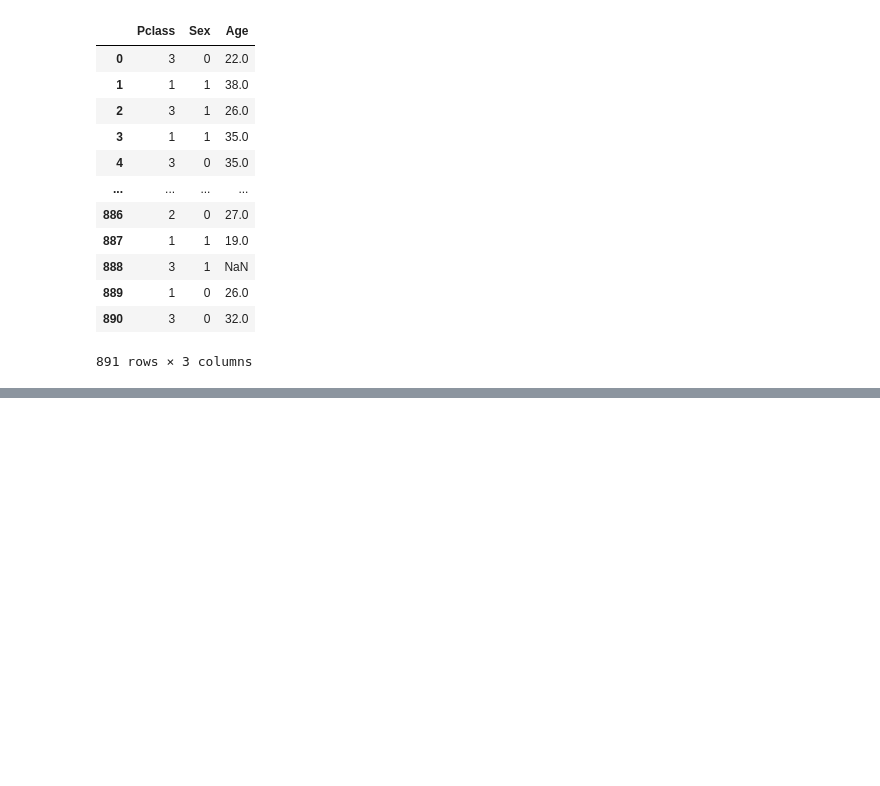
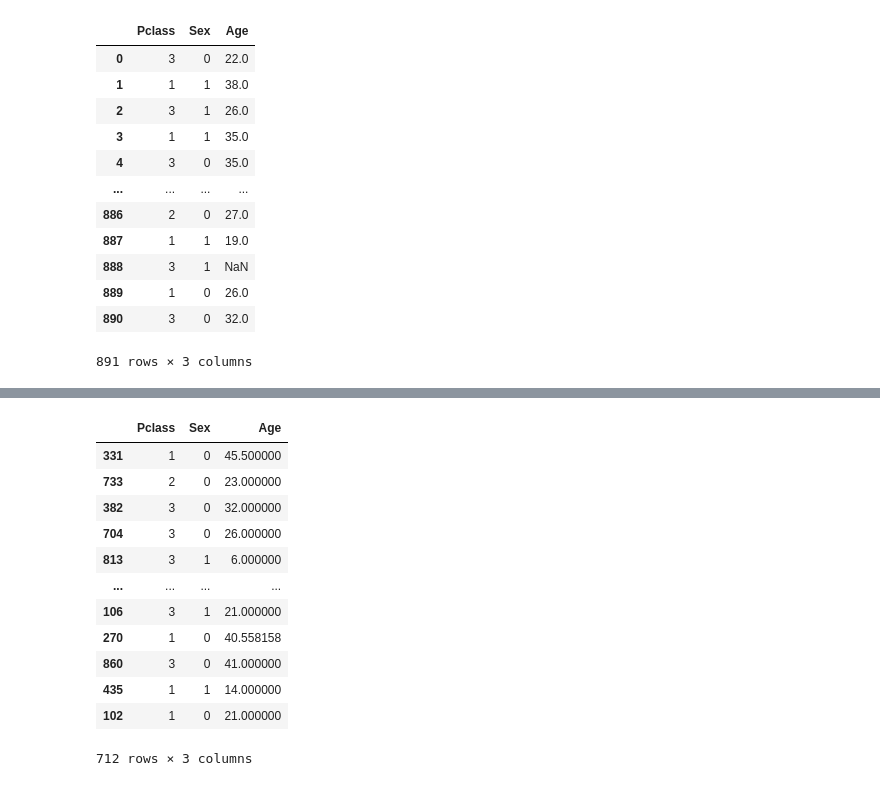
Before and after one commit to Tuxae/ateliers-data-2025-2026, a Jupyter notebook: atelier-4/notebook.ipynb, the cells around one changed output, grey strips where cells are left out. Saved outputs shown, nothing was run; the diff lists cells and outputs as text; code cells hidden in the pictures; blank space fills up the shorter version.

```diff
--- a/atelier-4/notebook.ipynb
+++ b/atelier-4/notebook.ipynb
@@ -438,0 +491,4 @@ X[['Pclass', 'Sex', 'Age']]
+# %%
+rules = X_train.groupby(['Pclass', 'Sex'])['Age'].mean()
+
+pd.MultiIndex.from_frame(X_train[['Pclass','Sex']])
@@ -438,0 +513,3 @@ X[['Pclass', 'Sex', 'Age']]
+# %%
+rules = rules.reindex(pd.MultiIndex.from_frame(X_train[['Pclass','Sex']]))
+print(rules)
@@ -438,0 +545,18 @@ X[['Pclass', 'Sex', 'Age']]
+# %%
+X_train['Age'] = X_train['Age'].fillna(rules.set_axis(X_train.index))
+# %%
+X_train[['Pclass', 'Sex', 'Age']]
+# %% [output]
+|  | Pclass | Sex | Age |
+| 331 | 1 | 0 | 45.500000 |
+| 733 | 2 | 0 | 23.000000 |
+| 382 | 3 | 0 | 32.000000 |
+| 704 | 3 | 0 | 26.000000 |
+| 813 | 3 | 1 | 6.000000 |
+| ... | ... | ... | ... |
+| 106 | 3 | 1 | 21.000000 |
+| 270 | 1 | 0 | 40.558158 |
+| 860 | 3 | 0 | 41.000000 |
+| 435 | 1 | 1 | 14.000000 |
+| 102 | 1 | 0 | 21.000000 |
+712 rows × 3 columns
```
Also changed, not shown: parts of 10 cells of this notebook.
